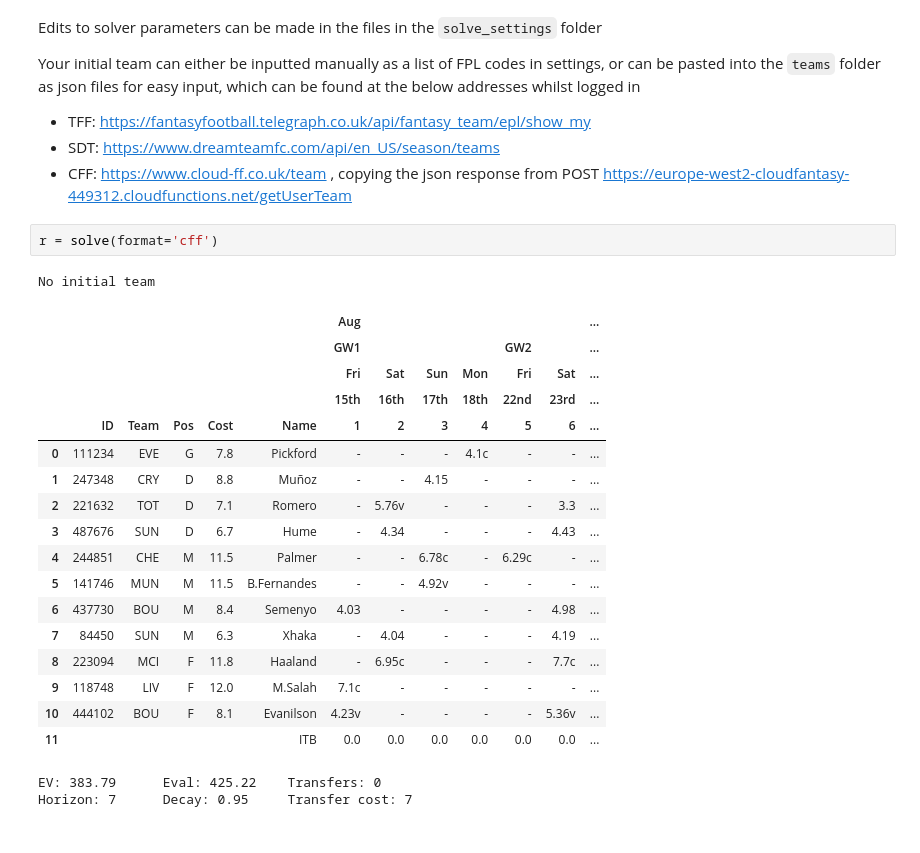
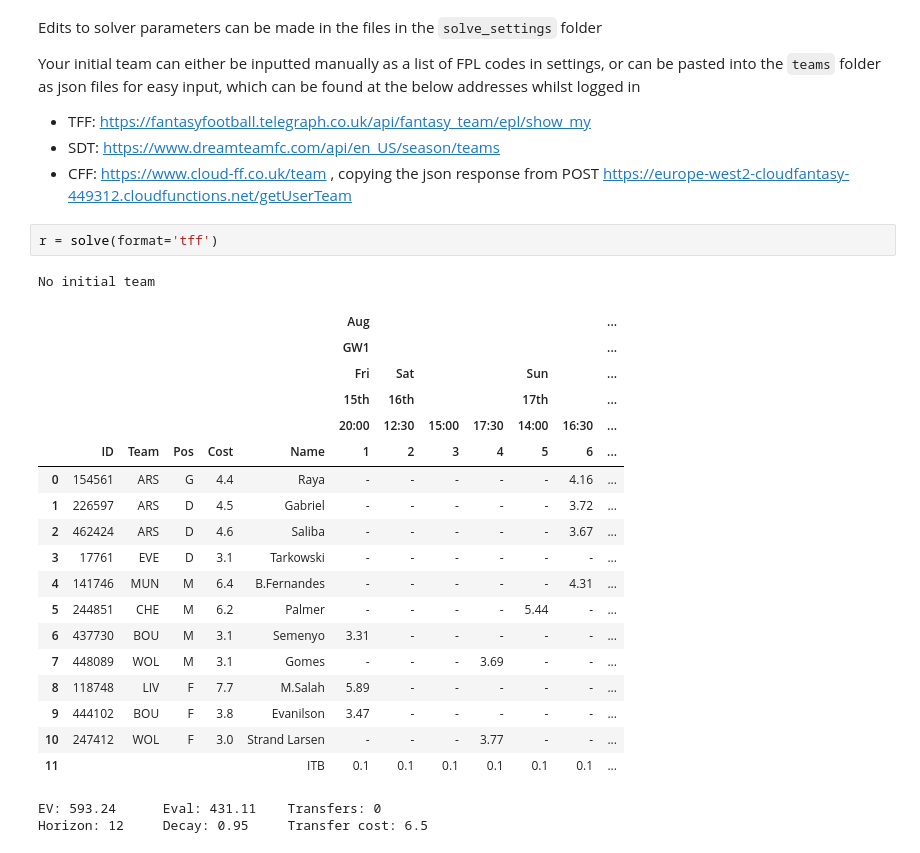
Before and after one commit to SamTroy/multi_ff_opt, a Jupyter notebook: run/run.ipynb, the cells around one changed output. Drawn from its saved outputs; the diff is of its cells as text.

```diff
--- a/run/run.ipynb
+++ b/run/run.ipynb
@@ -2040,26 +2044,27 @@ Your initial team can either be inputted manually as a list of FPL codes in sett
 - SDT: https://www.dreamteamfc.com/api/en_US/season/teams
 - CFF: https://www.cloud-ff.co.uk/team , copying the json response from POST https://europe-west2-cloudfantasy-449312.cloudfunctions.net/getUserTeam
 # %%
-r = solve(format='cff')
+r = solve(format='tff')
 # %% [output]
 No initial team
 |  |  |  |  |  |  | Aug |  |  |  |  |  | ... |
-|  |  |  |  |  |  | GW1 |  |  |  | GW2 |  | ... |
-|  |  |  |  |  |  | Fri | Sat | Sun | Mon | Fri | Sat | ... |
-|  |  |  |  |  |  | 15th | 16th | 17th | 18th | 22nd | 23rd | ... |
+|  |  |  |  |  |  | GW1 |  |  |  |  |  | ... |
+|  |  |  |  |  |  | Fri | Sat |  |  | Sun |  | ... |
+|  |  |  |  |  |  | 15th | 16th |  |  | 17th |  | ... |
+|  |  |  |  |  |  | 20:00 | 12:30 | 15:00 | 17:30 | 14:00 | 16:30 | ... |
 |  | ID | Team | Pos | Cost | Name | 1 | 2 | 3 | 4 | 5 | 6 | ... |
-| 0 | 111234 | EVE | G | 7.8 | Pickford | - | - | - | 4.1c | - | - | ... |
-| 1 | 247348 | CRY | D | 8.8 | Muñoz | - | - | 4.15 | - | - | - | ... |
-| 2 | 221632 | TOT | D | 7.1 | Romero | - | 5.76v | - | - | - | 3.3 | ... |
-| 3 | 487676 | SUN | D | 6.7 | Hume | - | 4.34 | - | - | - | 4.43 | ... |
-| 4 | 244851 | CHE | M | 11.5 | Palmer | - | - | 6.78c | - | 6.29c | - | ... |
-| 5 | 141746 | MUN | M | 11.5 | B.Fernandes | - | - | 4.92v | - | - | - | ... |
-| 6 | 437730 | BOU | M | 8.4 | Semenyo | 4.03 | - | - | - | - | 4.98 | ... |
-| 7 | 84450 | SUN | M | 6.3 | Xhaka | - | 4.04 | - | - | - | 4.19 | ... |
-| 8 | 223094 | MCI | F | 11.8 | Haaland | - | 6.95c | - | - | - | 7.7c | ... |
-| 9 | 118748 | LIV | F | 12.0 | M.Salah | 7.1c | - | - | - | - | - | ... |
-| 10 | 444102 | BOU | F | 8.1 | Evanilson | 4.23v | - | - | - | - | 5.36v | ... |
-| 11 |  |  |  |  | ITB | 0.0 | 0.0 | 0.0 | 0.0 | 0.0 | 0.0 | ... |
+| 0 | 154561 | ARS | G | 4.4 | Raya | - | - | - | - | - | 4.16 | ... |
+| 1 | 226597 | ARS | D | 4.5 | Gabriel | - | - | - | - | - | 3.72 | ... |
+| 2 | 462424 | ARS | D | 4.6 | Saliba | - | - | - | - | - | 3.67 | ... |
+| 3 | 17761 | EVE | D | 3.1 | Tarkowski | - | - | - | - | - | - | ... |
+| 4 | 141746 | MUN | M | 6.4 | B.Fernandes | - | - | - | - | - | 4.31 | ... |
+| 5 | 244851 | CHE | M | 6.2 | Palmer | - | - | - | - | 5.44 | - | ... |
+| 6 | 437730 | BOU | M | 3.1 | Semenyo | 3.31 | - | - | - | - | - | ... |
+| 7 | 448089 | WOL | M | 3.1 | Gomes | - | - | - | 3.69 | - | - | ... |
+| 8 | 118748 | LIV | F | 7.7 | M.Salah | 5.89 | - | - | - | - | - | ... |
+| 9 | 444102 | BOU | F | 3.8 | Evanilson | 3.47 | - | - | - | - | - | ... |
+| 10 | 247412 | WOL | F | 3.0 | Strand Larsen | - | - | - | 3.77 | - | - | ... |
+| 11 |  |  |  |  | ITB | 0.1 | 0.1 | 0.1 | 0.1 | 0.1 | 0.1 | ... |
-EV: 383.79      Eval: 425.22    Transfers: 0
-Horizon: 7      Decay: 0.95     Transfer cost: 7
+EV: 593.24      Eval: 431.11    Transfers: 0
+Horizon: 12     Decay: 0.95     Transfer cost: 6.5
 # %%
```
Also changed, not shown: parts of 7 cells of this notebook, 6 other files.
